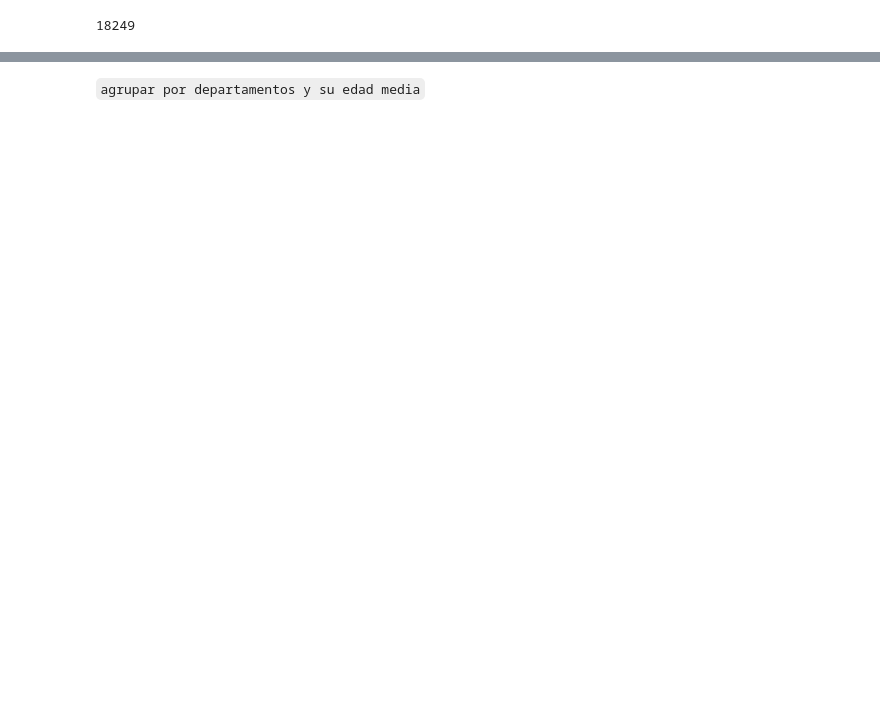
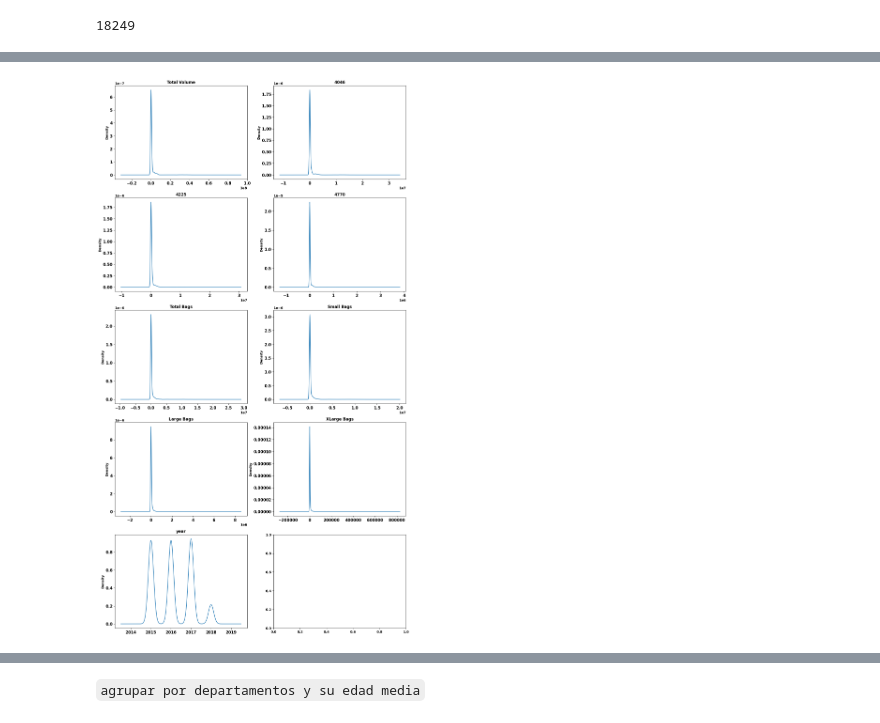
Before and after one commit to OscarFraile/EVOLVE, a Jupyter notebook: Fernando_Costa/Notebooks/Oscar/5.1.1 - Pandas III - Aggregation & combination copy.ipynb, the cells around one changed output, grey strips where cells are left out. Cells and saved outputs as stored; diff of their text form; code cells hidden in the pictures; blank space fills up the shorter version.

```diff
--- a/Fernando_Costa/Notebooks/Oscar/5.1.1 - Pandas III - Aggregation & combination copy.ipynb
+++ b/Fernando_Costa/Notebooks/Oscar/5.1.1 - Pandas III - Aggregation & combination copy.ipynb
@@ -198,0 +220,3 @@ df.shape[0]
+# %%
+cat = df.select_dtypes(exclude = 'number').copy()
+num = df.select_dtypes(include='number').copy()
@@ -198,0 +356,6 @@ df.shape[0]
+# %%
+incluir_num = num.columns.to_list()
+
+#Eliminamos las columnas que estén en la siguiente lista
+for i in sorted([0], reverse=True):
+    del incluir_num[i]
@@ -198,0 +406,29 @@ df.shape[0]
+# %%
+def graficos_eda_continuas(num):
+
+    # Filtrar solo columnas numéricas seleccionadas en incluir_num
+    num = num[incluir_num]
+
+    # Verificar si hay columnas numéricas
+    if num.shape[1] == 0:
+        print("No hay columnas numéricas para graficar.")
+        return
+
+    #Calculamos el número de fila que necesitamos
+    from math import ceil
+    filas = ceil(num.shape[1] / 2)
+
+    #Definimos el gráfico
+    f, ax = plt.subplots(nrows = filas, ncols = 2, figsize = (16, filas * 6))
+
+    #Aplanamos para iterar por el gráfico como si fuera de 1 dimensión en lugar de 2
+    ax = ax.flat
+
+    #Creamos el bucle que va añadiendo gráficos
+    for cada, variable in enumerate(num):
+        num[variable].plot.density(ax = ax[cada])
+        ax[cada].set_title(variable, fontsize = 12, fontweight = "bold")
+        ax[cada].tick_params(labelsize = 12)
+graficos_eda_continuas(num)
+# %% [output]
+[figure, added]
```
Also changed, not shown: parts of 36 cells of this notebook, 1 other file.
